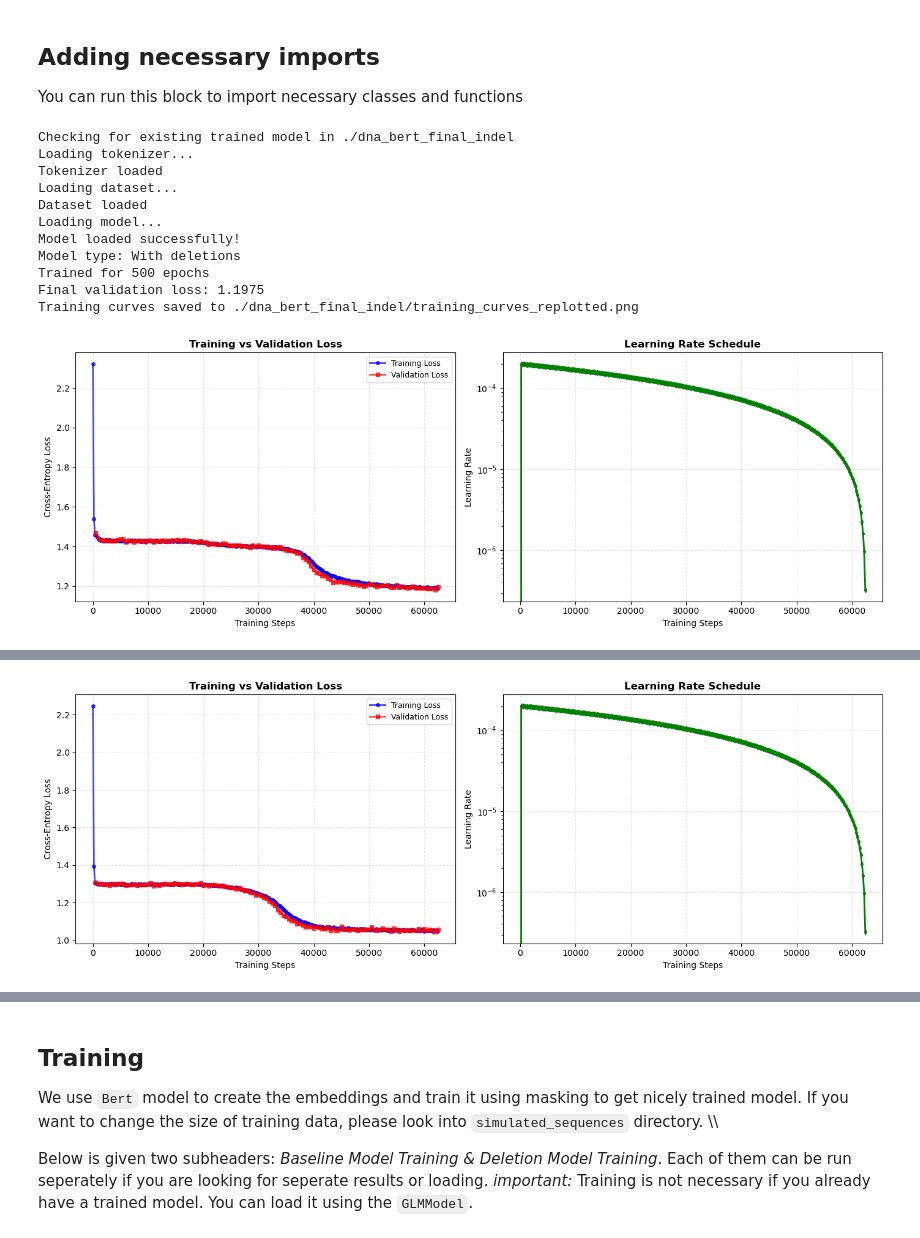
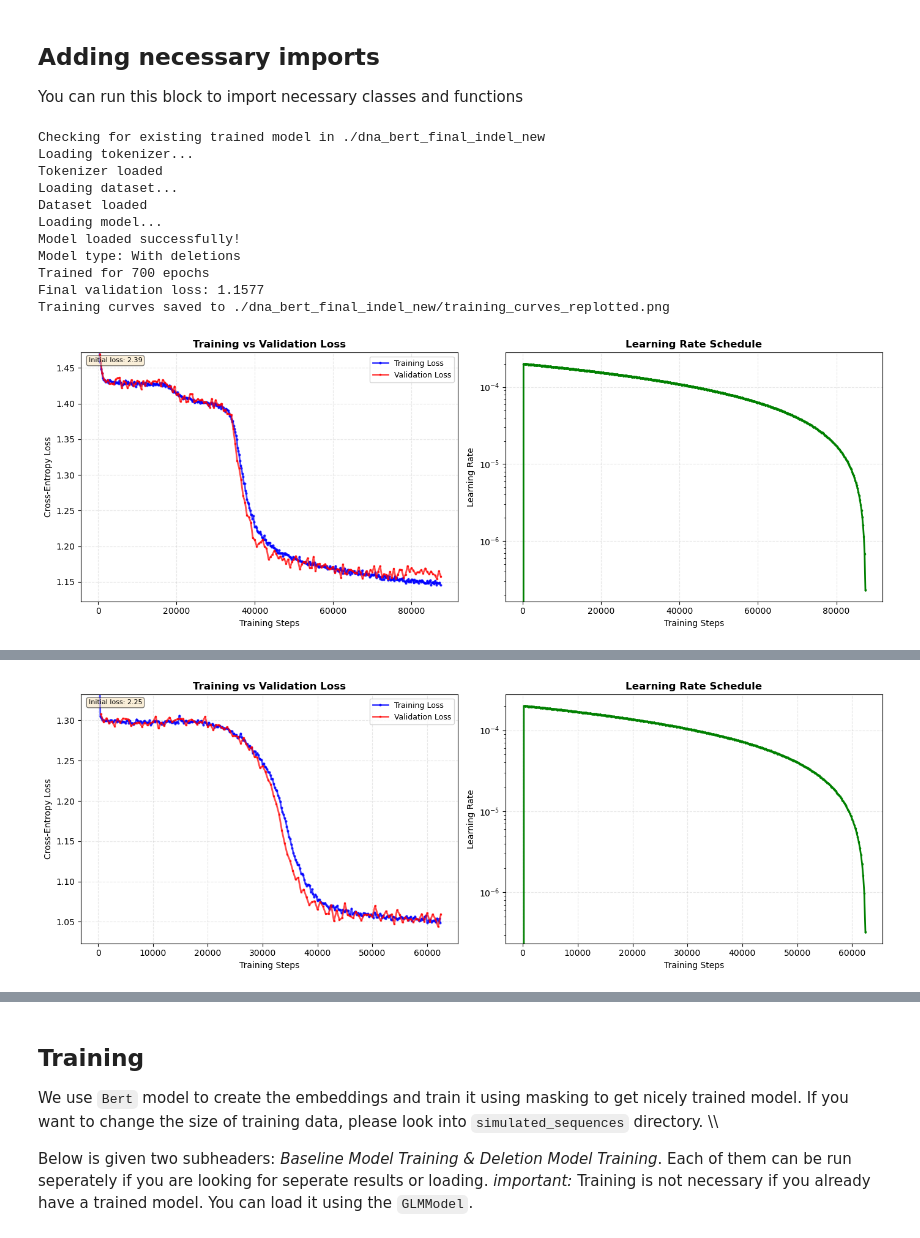
Before and after one commit to giokepa/Sysgen-GLM-for-Indels, a Jupyter notebook: visualize_data.ipynb, the cells around one changed output, grey strips where cells are left out. Cells and saved outputs as stored; diff of their text form; code cells hidden in the pictures.

```diff
--- a/visualize_data.ipynb
+++ b/visualize_data.ipynb
@@ -7,28 +7,28 @@ You can run this block to import necessary classes and functions
 # %%
 from fundemental_classes.model_related.glm_model import GLMModel
 
 # You can change force_retrain to True if you want to always retrain your model everytime
-deletion_model = GLMModel("./dna_bert_final_indel",
+deletion_model = GLMModel("./dna_bert_final_indel_new",
                           "simulated_sequences_distance=5/new_augumented_sequence_size5000_length100_deletions0.2_nodeletionseq0.05.fasta",
                           force_retrain=False, include_deletions=True)
 baseline_model = GLMModel("./dna_bert_final_baseline",
                            "simulated_baseline_sequences_distance=5/new_augumented_sequence_size5000_length150_deletions0_nodeletionseq0.05.fasta",
                            force_retrain=False, include_deletions=False)
 
 # Set the default Model to train and use for visualization
 model = deletion_model
 use_deletions = True
 # %% [output]
-Checking for existing trained model in ./dna_bert_final_indel
+Checking for existing trained model in ./dna_bert_final_indel_new
 Loading tokenizer...
 Tokenizer loaded
 Loading dataset...
 Dataset loaded
 Loading model...
 Model loaded successfully!
 Model type: With deletions
-Trained for 500 epochs
-Final validation loss: 1.1975
-Training curves saved to ./dna_bert_final_indel/training_curves_replotted.png
+Trained for 700 epochs
+Final validation loss: 1.1577
+Training curves saved to ./dna_bert_final_indel_new/training_curves_replotted.png
-[figure, old version]
+[figure, new version]
 Training Summary:
@@ -46,5 +47,5 @@ Model type: Baseline (no deletions)
 Trained for 500 epochs
 Final validation loss: 1.0593
 Training curves saved to ./dna_bert_final_baseline/training_curves_replotted.png
-[figure, old version]
+[figure, new version]
 Training Summary:
```
Also changed, not shown: parts of 10 cells of this notebook, 9 other files.
